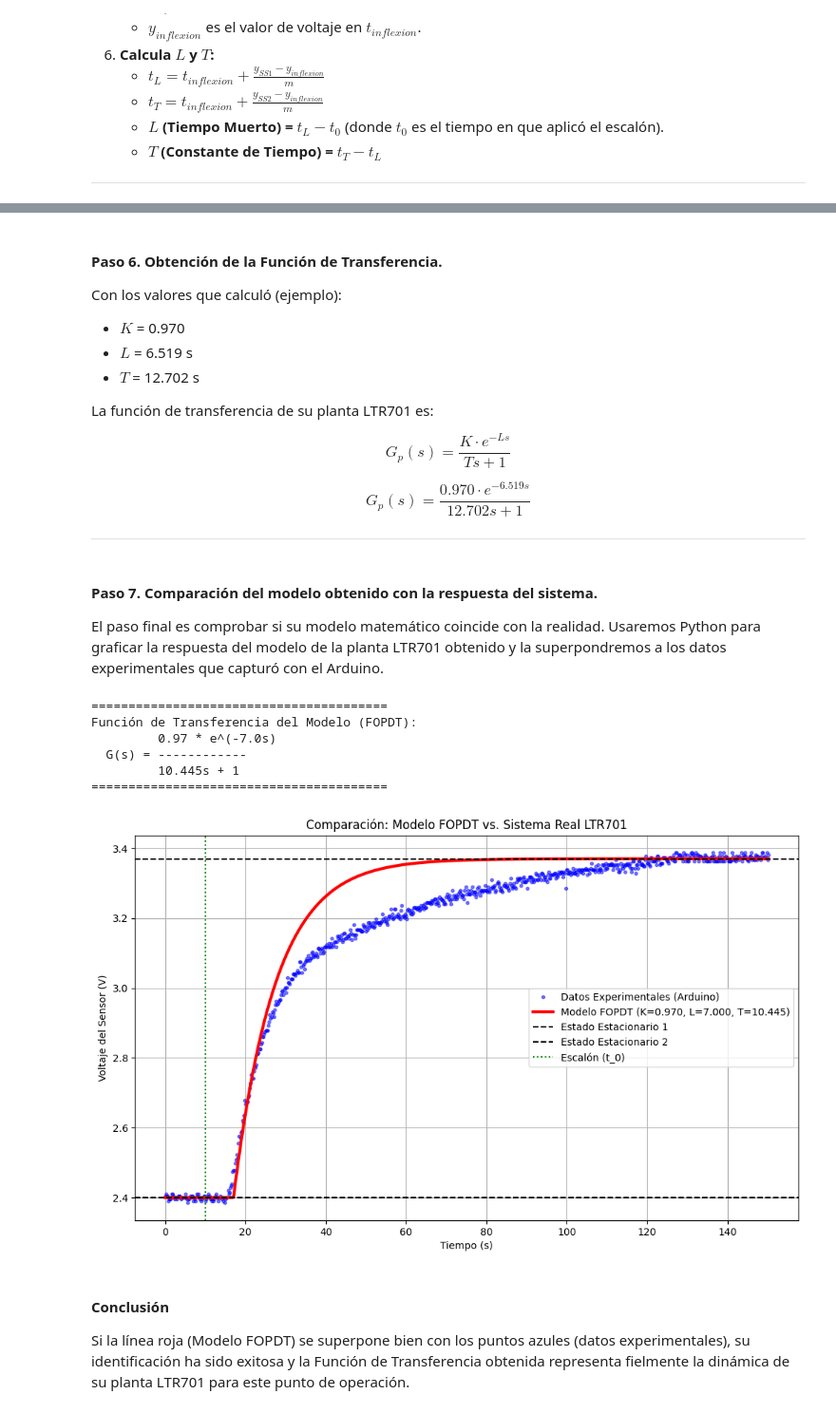
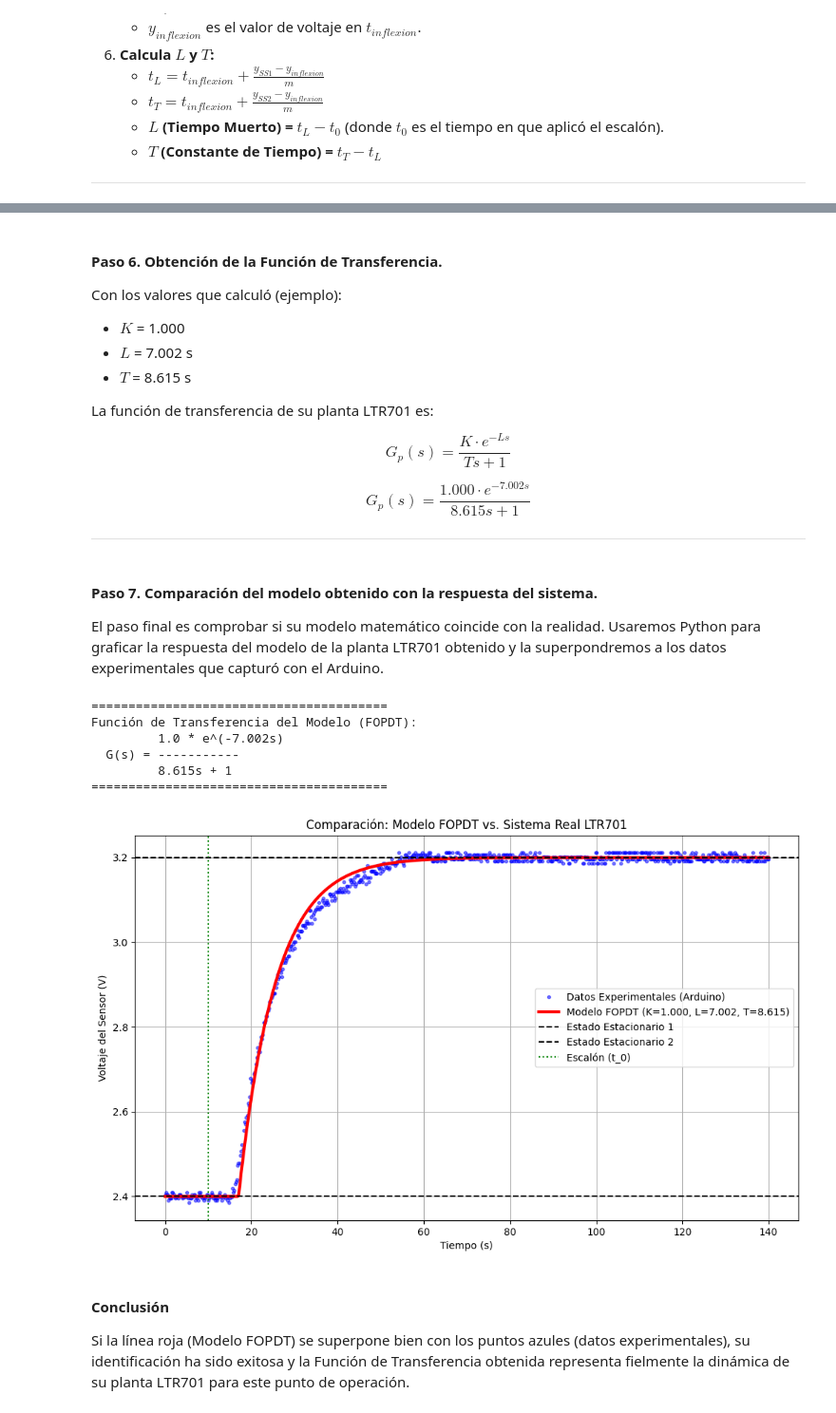
Before and after one commit to migueamv/Control-Clasico, a Jupyter notebook: Practicas/P_3_01_Modelado_sistema_LTR701.ipynb, the cells around one changed output, grey strips where cells are left out. Shown at 95% size. Cells and saved outputs as stored; diff of their text form; code cells hidden in the pictures.

```diff
--- a/Practicas/P_3_01_Modelado_sistema_LTR701.ipynb
+++ b/Practicas/P_3_01_Modelado_sistema_LTR701.ipynb
@@ -197,8 +197,8 @@ nombre_archivo = 'datos_curva_s.txt'
 
 # --- Parámetros del experimento (REEMPLAZAR CON SUS VALORES) ---
 y_ss1 = 2.4     # Voltaje de estado estacionario inicia.
-y_ss2 = 3.37     # Voltaje de estado estacionario final.
-delta_u = 1.0    # Cambio en la entrada.
+y_ss2 = 3.2     # Voltaje de estado estacionario final.
+delta_u = 0.8    # Cambio en la entrada.
 
 # --- Tiempo del escalón (REEMPLAZAR CON SUS VALORES) ---
 # Es el primer valor de tiempo que el Monitor Serie imprime inmediatamente después de que aparece el mensaje --- ESCALÓN APLICADO (40%) ---
@@ -352,15 +352,15 @@ Tiempos calculados (método de la tangente):
 
 Con los valores que calculó (ejemplo):
 
-* $K$ = 0.970
-* $L$ = 6.519 s
-* $T$ = 12.702 s
+* $K$ = 1.000
+* $L$ = 7.002 s
+* $T$ = 8.615 s
 
 La función de transferencia de su planta LTR701 es:
 
 $$G_p(s) = \frac{K \cdot e^{-Ls}}{Ts + 1}$$
 
-$$G_p(s) = \frac{0.970 \cdot e^{-6.519s}}{12.702s + 1}$$
+$$G_p(s) = \frac{1.000 \cdot e^{-7.002s}}{8.615s + 1}$$
 
 ---
 # %% [markdown]
@@ -376,14 +376,14 @@ import pandas as pd
 nombre_archivo = 'datos_curva_s.txt'
 
 # --- Parámetros obtenidos del análisis (REEMPLAZAR CON SUS VALORES) ---
-K = 0.970
-L = 7.000      # Tiempo muerto (s)
-T = 10.445      # Constante de tiempo (s)
+K = 1.000
+L = 7.002      # Tiempo muerto (s)
+T = 8.615      # Constante de tiempo (s)
 
 # --- Parámetros del experimento (REEMPLAZAR CON SUS VALORES) ---
 y_ss1 = 2.4    # Voltaje de estado estacionario inicia.
-y_ss2 = 3.37   # Voltaje de estado estacionario final.
-delta_u = 1.0  # Cambio en la entrada.
+y_ss2 = 3.2   # Voltaje de estado estacionario final.
+delta_u = 0.8  # Cambio en la entrada.
 
 # --- Tiempo del escalón (REEMPLAZAR CON SUS VALORES) ---
 # Es el primer valor de tiempo que el Monitor Serie imprime inmediatamente después de que aparece el mensaje --- ESCALÓN APLICADO (40%) ---
@@ -420,37 +420,37 @@ try:
             # Ecuación de respuesta al escalón de un FOPDT
             # y = y_inicial + (Ganancia_Total) * (1 - e^(-(t - t_escalon - L) / T))
             y_sim[i] = y_ss1 + (K * delta_u) * (1 - np.exp(-(t - t_0 - L) / T))
 
             # Limitar la respuesta al valor final por si el modelo sobrepasa
             if y_sim[i] > y_ss2:
                 y_sim[i] = y_ss2
 
     # --- Graficar la comparación ---
     plt.figure(figsize=(12, 7))
     plt.plot(t_exp, y_exp, 'b.', label='Datos Experimentales (Arduino)', alpha=0.5)
     plt.plot(t_sim, y_sim, 'r-', linewidth=3, label=f'Modelo FOPDT (K={K:.3f}, L={L:.3f}, T={T:.3f})')
     plt.axhline(y=y_ss1, color='k', linestyle='--', label='Estado Estacionario 1')
     plt.axhline(y=y_ss2, color='k', linestyle='--', label='Estado Estacionario 2')
     plt.axvline(x=t_0, color='g', linestyle=':', label='Escalón (t_0)')
 
     plt.title('Comparación: Modelo FOPDT vs. Sistema Real LTR701')
     plt.xlabel('Tiempo (s)')
     plt.ylabel('Voltaje del Sensor (V)')
     plt.legend()
     plt.grid(True)
     plt.show()
 
 except FileNotFoundError:
     print(f"Error: No se encontró el archivo {nombre_archivo}")
     print("Por favor, guarde sus datos del Arduino con ese nombre en la misma carpeta.")
 # %% [output]
 ========================================
 Función de Transferencia del Modelo (FOPDT):
-         0.97 * e^(-7.0s)
-  G(s) = ------------
-         10.445s + 1
+         1.0 * e^(-7.002s)
+  G(s) = -----------
+         8.615s + 1
 ========================================
-[figure, old version]
+[figure, new version]
 # %% [markdown]
 #### Conclusión
 
```
Also changed, not shown: parts of 1 cell of this notebook, 4 other files.
